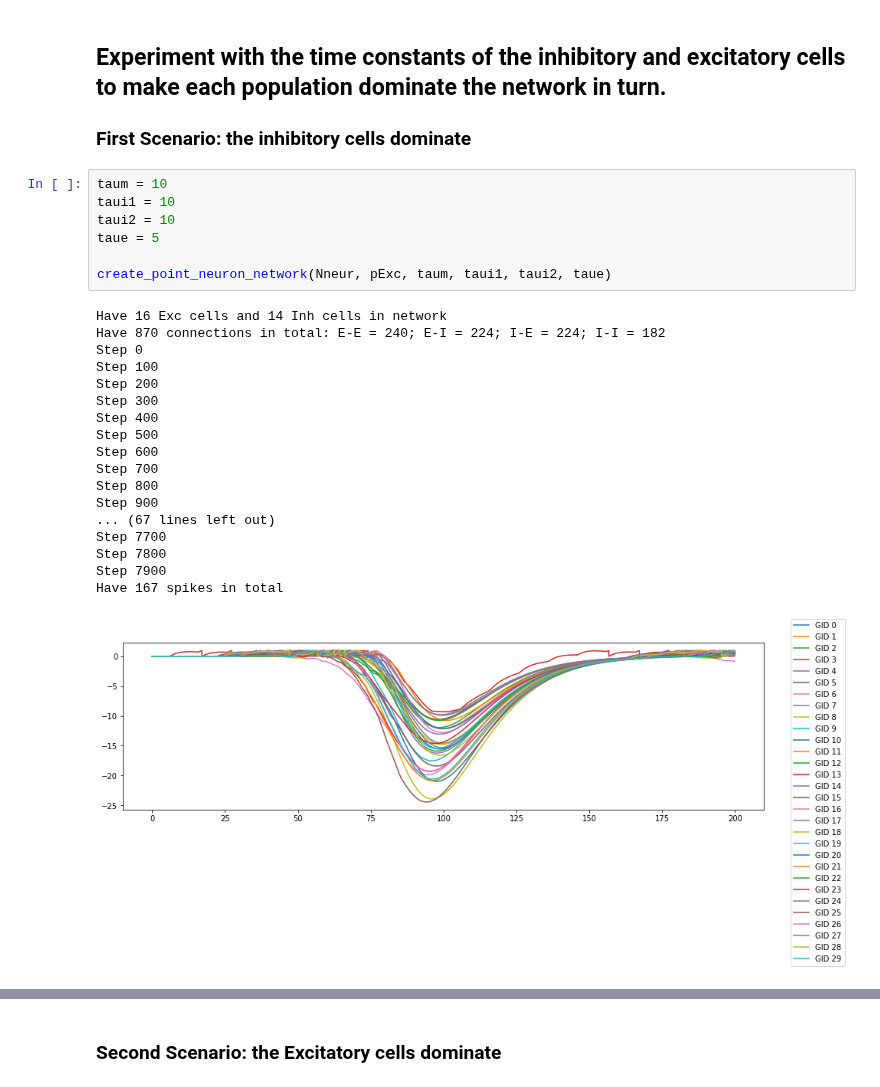
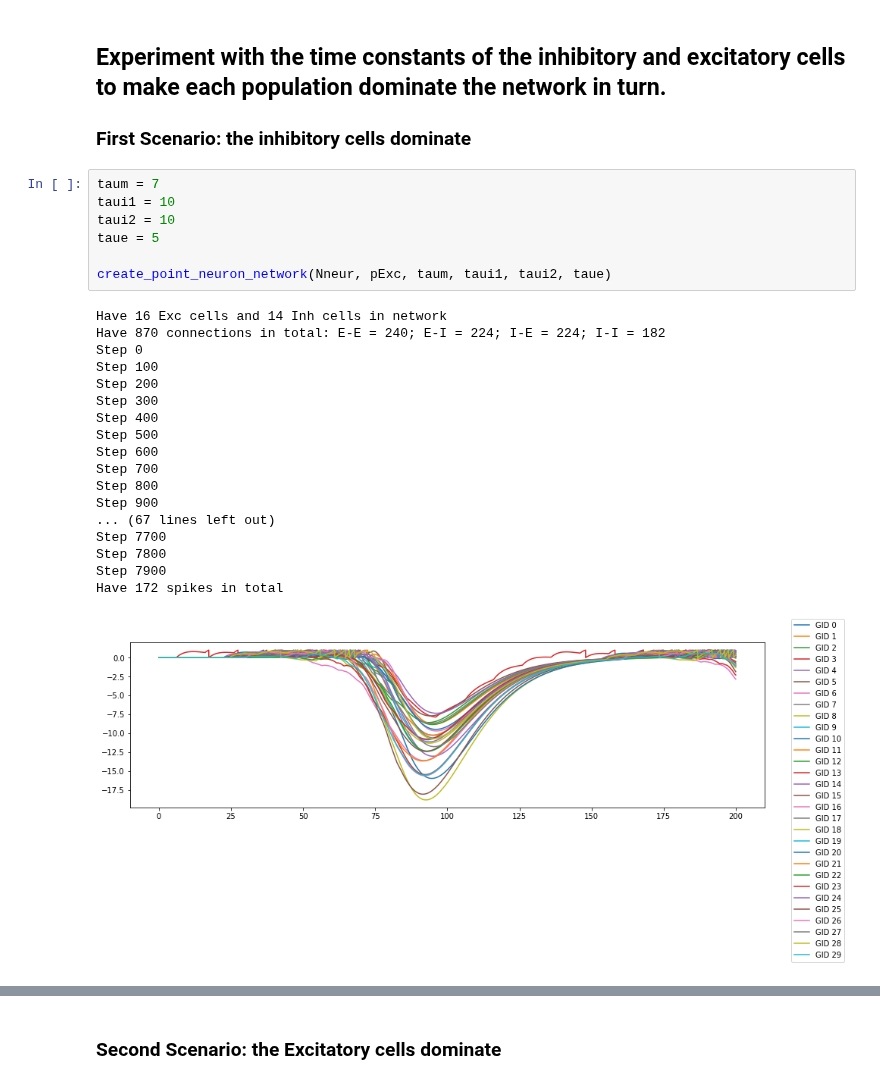
Before and after one commit to GasserElbanna/In-Silico-Neuroscience-Projects, a Jupyter notebook: Week 13/Week13_Homework.ipynb, the cells around one changed output, grey strips where cells are left out. Drawn from its saved outputs; the diff is of its cells as text.

```diff
--- a/Week 13/Week13_Homework.ipynb
+++ b/Week 13/Week13_Homework.ipynb
@@ -373,28 +373,28 @@ def create_point_neuron_network(Nneur, pExc, taum, taui1, taui2, taue):
 
 ### First Scenario: the inhibitory cells dominate
 # %%
-taum = 10
+taum = 7
 taui1 = 10
 taui2 = 10
 taue = 5
 
 create_point_neuron_network(Nneur, pExc, taum, taui1, taui2, taue)
 # %% [output]
 Have 16 Exc cells and 14 Inh cells in network
 Have 870 connections in total: E-E = 240; E-I = 224; I-E = 224; I-I = 182
 Step 0
 Step 100
 Step 200
 Step 300
 Step 400
 Step 500
 Step 600
 Step 700
 Step 800
 Step 900
 ... (67 lines left out)
 Step 7700
 Step 7800
 Step 7900
-Have 167 spikes in total
+Have 172 spikes in total
-[figure, old version]
+[figure, new version]
```
Also changed, not shown: parts of 5 cells of this notebook, 2 other files.
